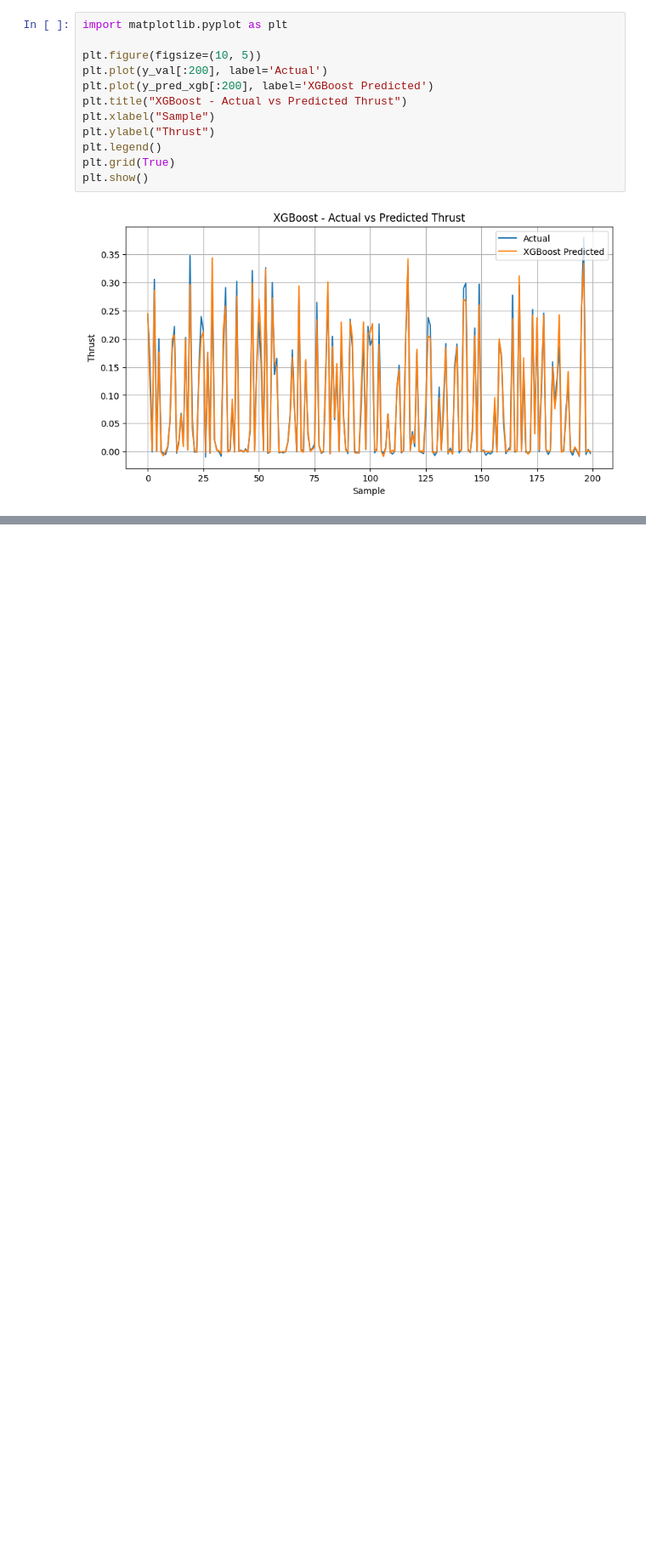
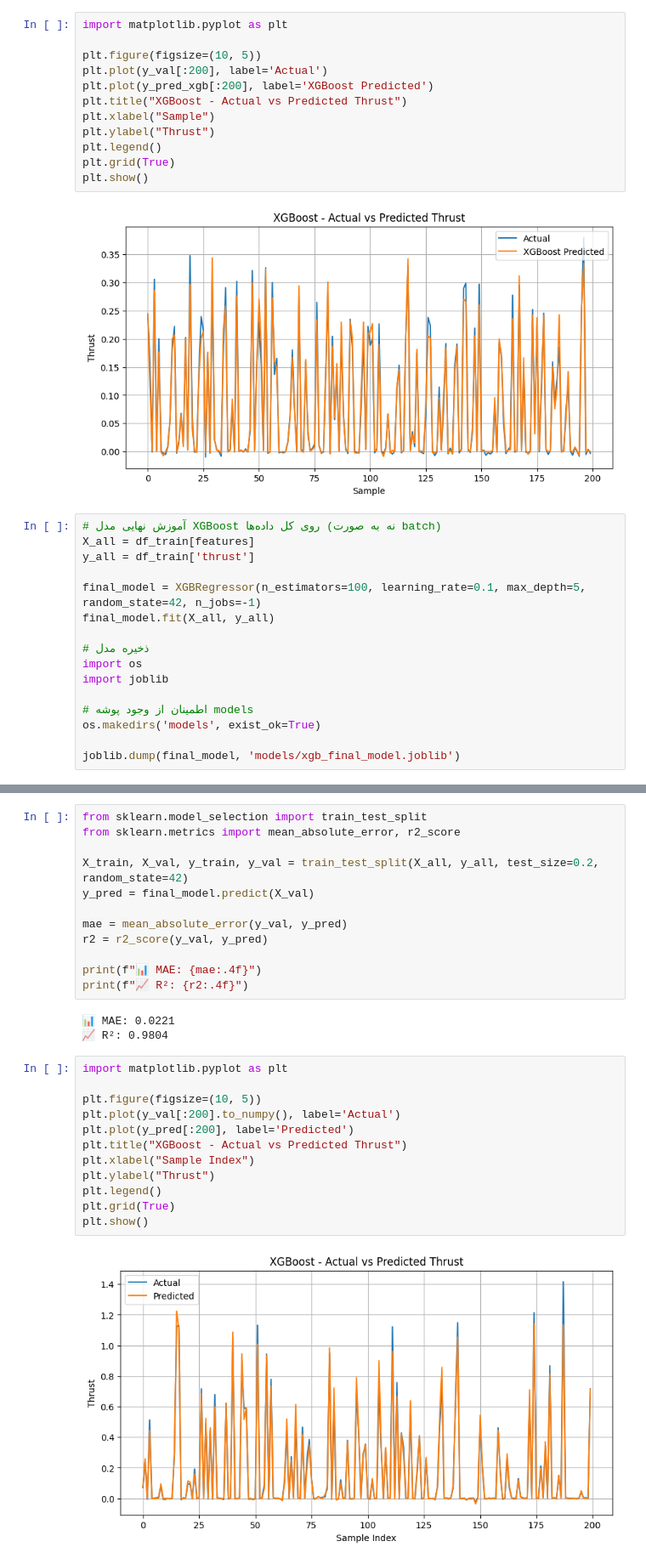
Before and after one commit to KingGester/spacecraft-thruster-prediction, a Jupyter notebook: notebooks/03_dynamic_features_model.ipynb, the cells around one changed output, grey strips where cells are left out. Shown at 85% size. Saved outputs shown, nothing was run; the diff lists cells and outputs as text; blank space fills up the shorter version.

```diff
--- a/notebooks/03_dynamic_features_model.ipynb
+++ b/notebooks/03_dynamic_features_model.ipynb
@@ -187,3 +171,19 @@ plt.grid(True)
 plt.show()
 # %% [output]
 [figure]
+# %%
+# آموزش نهایی مدل XGBoost روی کل داده‌ها (نه به صورت batch)
+X_all = df_train[features]
+y_all = df_train['thrust']
+
+final_model = XGBRegressor(n_estimators=100, learning_rate=0.1, max_depth=5, random_state=42, n_jobs=-1)
+final_model.fit(X_all, y_all)
+
+# ذخیره مدل
+import os
+import joblib
+
+# اطمینان از وجود پوشه models
+os.makedirs('models', exist_ok=True)
+
+joblib.dump(final_model, 'models/xgb_final_model.joblib')
@@ -189,0 +192,29 @@ plt.show()
+# %%
+from sklearn.model_selection import train_test_split
+from sklearn.metrics import mean_absolute_error, r2_score
+
+X_train, X_val, y_train, y_val = train_test_split(X_all, y_all, test_size=0.2, random_state=42)
+y_pred = final_model.predict(X_val)
+
+mae = mean_absolute_error(y_val, y_pred)
+r2 = r2_score(y_val, y_pred)
+
+print(f"📊 MAE: {mae:.4f}")
+print(f"📈 R²: {r2:.4f}")
+# %% [output]
+📊 MAE: 0.0221
+📈 R²: 0.9804
+# %%
+import matplotlib.pyplot as plt
+
+plt.figure(figsize=(10, 5))
+plt.plot(y_val[:200].to_numpy(), label='Actual')
+plt.plot(y_pred[:200], label='Predicted')
+plt.title("XGBoost - Actual vs Predicted Thrust")
+plt.xlabel("Sample Index")
+plt.ylabel("Thrust")
+plt.legend()
+plt.grid(True)
+plt.show()
+# %% [output]
+[figure, added]
```
Also changed, not shown: parts of 3 cells of this notebook, 2 other files.
